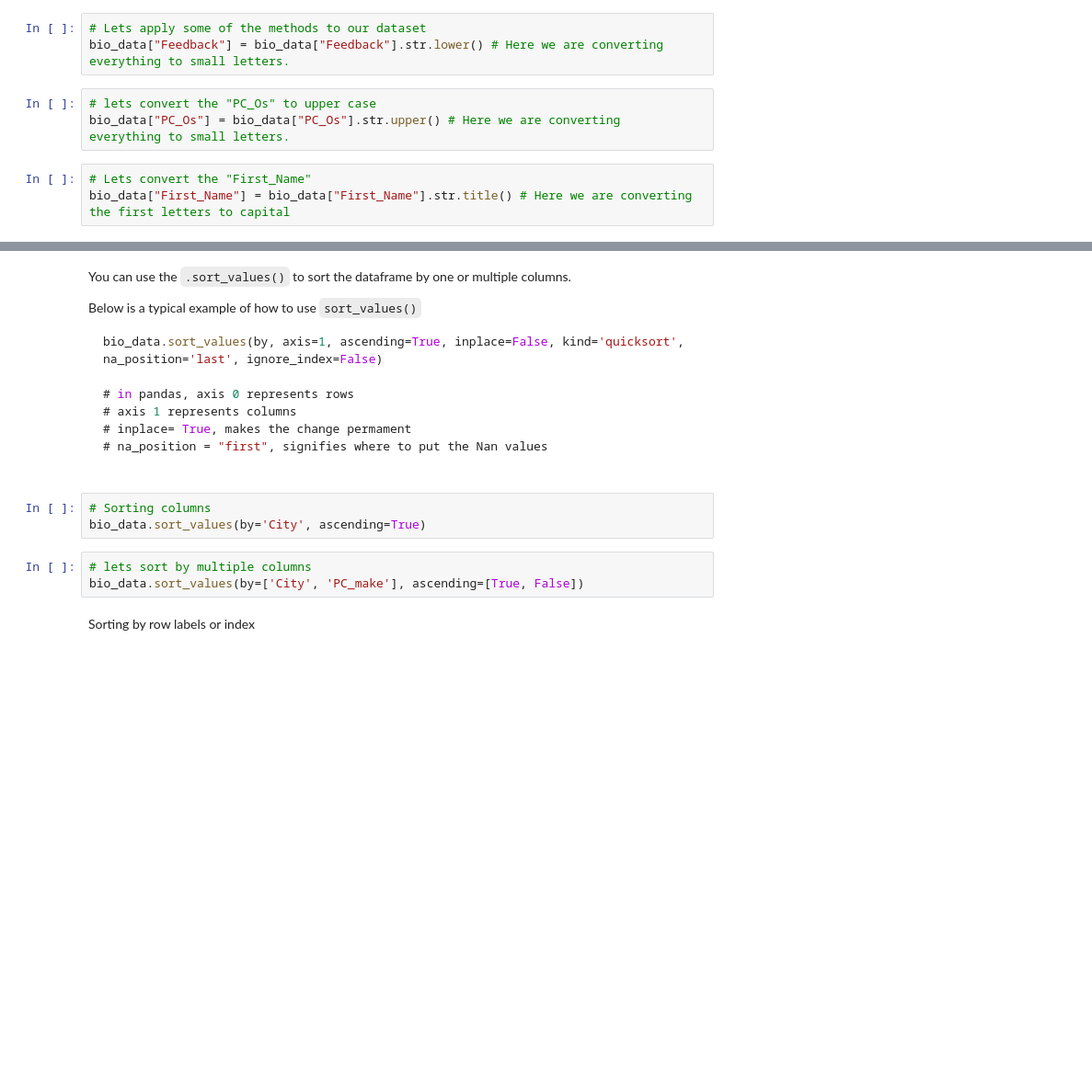
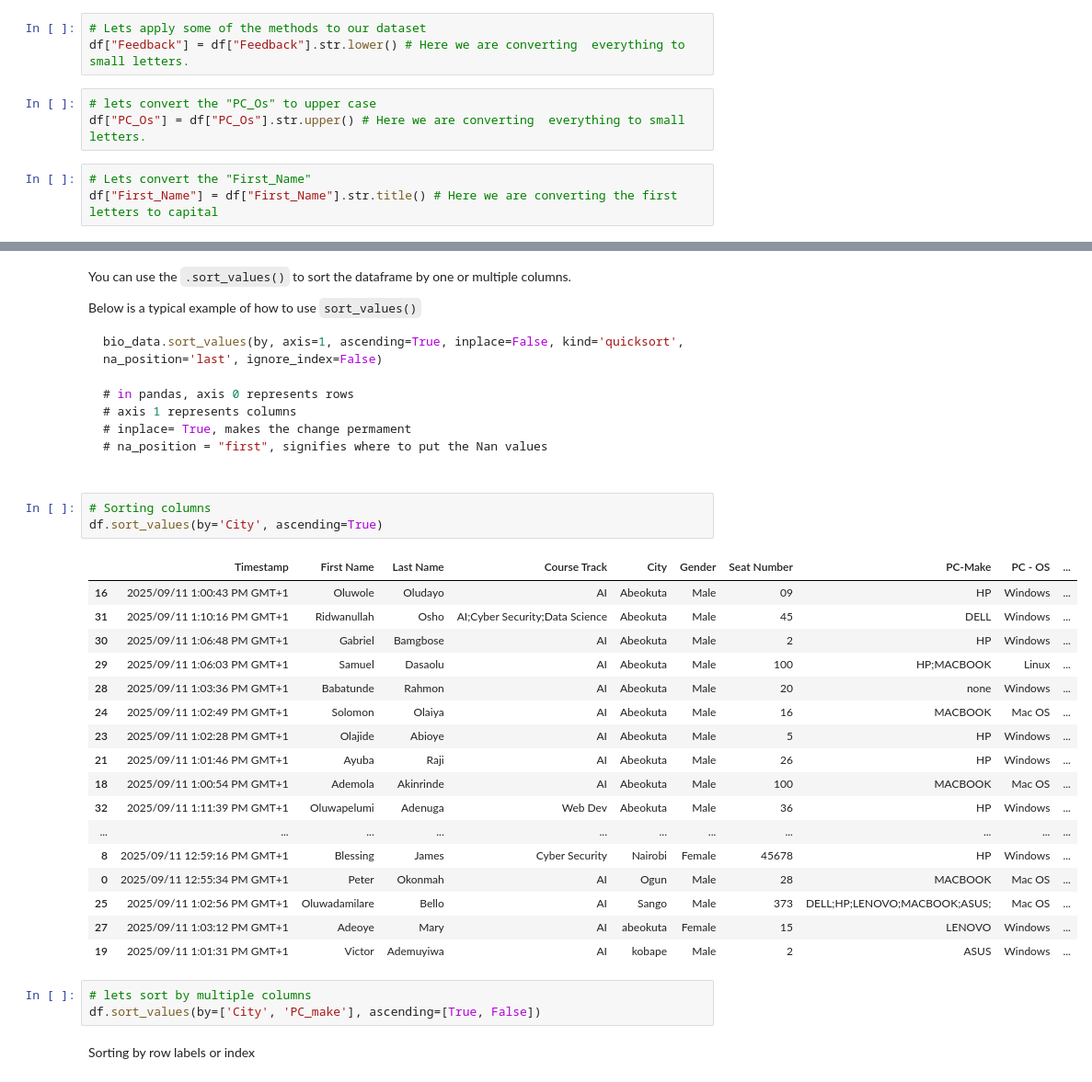
Before and after one commit to hassanmajaro/ai_engineering, a Jupyter notebook: module_2/week6/pandas1.ipynb, the cells around one changed output, grey strips where cells are left out. Shown: that part at 92% size. Drawn from its saved outputs; the diff is of its cells as text; blank space fills up the shorter version.

````diff
--- a/module_2/week6/pandas1.ipynb
+++ b/module_2/week6/pandas1.ipynb
@@ -453,12 +695,12 @@ Lets apply some of the string methods.
 **Note**: To apply some to the entire dataset, we have to define a function(lambda function)
 # %%
 # Lets apply some of the methods to our dataset
-bio_data["Feedback"] = bio_data["Feedback"].str.lower() # Here we are converting  everything to small letters.
+df["Feedback"] = df["Feedback"].str.lower() # Here we are converting  everything to small letters.
 # %%
 # lets convert the "PC_Os" to upper case
-bio_data["PC_Os"] = bio_data["PC_Os"].str.upper() # Here we are converting  everything to small letters.
+df["PC_Os"] = df["PC_Os"].str.upper() # Here we are converting  everything to small letters.
 # %%
 # Lets convert the "First_Name"
-bio_data["First_Name"] = bio_data["First_Name"].str.title() # Here we are converting the first letters to capital
+df["First_Name"] = df["First_Name"].str.title() # Here we are converting the first letters to capital
 # %%
 #LEts view to see if it has applied
@@ -501,10 +750,28 @@ bio_data.sort_values(by, axis=1, ascending=True, inplace=False, kind='quicksort'
 ```
 # %%
 # Sorting columns
-bio_data.sort_values(by='City', ascending=True)
+df.sort_values(by='City', ascending=True)
+# %% [output]
+|  | Timestamp | First Name | Last Name | Course Track | City | Gender | Seat Number | PC-Make | PC - OS | ... |
+| 16 | 2025/09/11 1:00:43 PM GMT+1 | Oluwole | Oludayo | AI | Abeokuta | Male | 09 | HP | Windows | ... |
+| 31 | 2025/09/11 1:10:16 PM GMT+1 | Ridwanullah | Osho | AI;Cyber Security;Data Science | Abeokuta | Male | 45 | DELL | Windows | ... |
+| 30 | 2025/09/11 1:06:48 PM GMT+1 | Gabriel | Bamgbose | AI | Abeokuta | Male | 2 | HP | Windows | ... |
+| 29 | 2025/09/11 1:06:03 PM GMT+1 | Samuel | Dasaolu | AI | Abeokuta | Male | 100 | HP;MACBOOK | Linux | ... |
+| 28 | 2025/09/11 1:03:36 PM GMT+1 | Babatunde | Rahmon | AI | Abeokuta | Male | 20 | none | Windows | ... |
+| 24 | 2025/09/11 1:02:49 PM GMT+1 | Solomon | Olaiya | AI | Abeokuta | Male | 16 | MACBOOK | Mac OS | ... |
+| 23 | 2025/09/11 1:02:28 PM GMT+1 | Olajide | Abioye | AI | Abeokuta | Male | 5 | HP | Windows | ... |
+| 21 | 2025/09/11 1:01:46 PM GMT+1 | Ayuba | Raji | AI | Abeokuta | Male | 26 | HP | Windows | ... |
+| 18 | 2025/09/11 1:00:54 PM GMT+1 | Ademola | Akinrinde | AI | Abeokuta | Male | 100 | MACBOOK | Mac OS | ... |
+| 32 | 2025/09/11 1:11:39 PM GMT+1 | Oluwapelumi | Adenuga | Web Dev | Abeokuta | Male | 36 | HP | Windows | ... |
+| ... | ... | ... | ... | ... | ... | ... | ... | ... | ... | ... |
+| 8 | 2025/09/11 12:59:16 PM GMT+1 | Blessing | James | Cyber Security | Nairobi | Female | 45678 | HP | Windows | ... |
+| 0 | 2025/09/11 12:55:34 PM GMT+1 | Peter | Okonmah | AI | Ogun | Male | 28 | MACBOOK | Mac OS | ... |
+| 25 | 2025/09/11 1:02:56 PM GMT+1 | Oluwadamilare | Bello | AI | Sango | Male | 373 | DELL;HP;LENOVO;MACBOOK;ASUS; | Mac OS | ... |
+| 27 | 2025/09/11 1:03:12 PM GMT+1 | Adeoye | Mary | AI | abeokuta | Female | 15 | LENOVO | Windows | ... |
+| 19 | 2025/09/11 1:01:31 PM GMT+1 | Victor | Ademuyiwa | AI | kobape | Male | 2 | ASUS | Windows | ... |
 # %%
 # lets sort by multiple columns
-bio_data.sort_values(by=['City', 'PC_make'], ascending=[True, False])
+df.sort_values(by=['City', 'PC_make'], ascending=[True, False])
 # %% [markdown]
 Sorting by row labels or index
 # %% [markdown]
````
Also changed, not shown: parts of 41 cells of this notebook, 5 other files.
